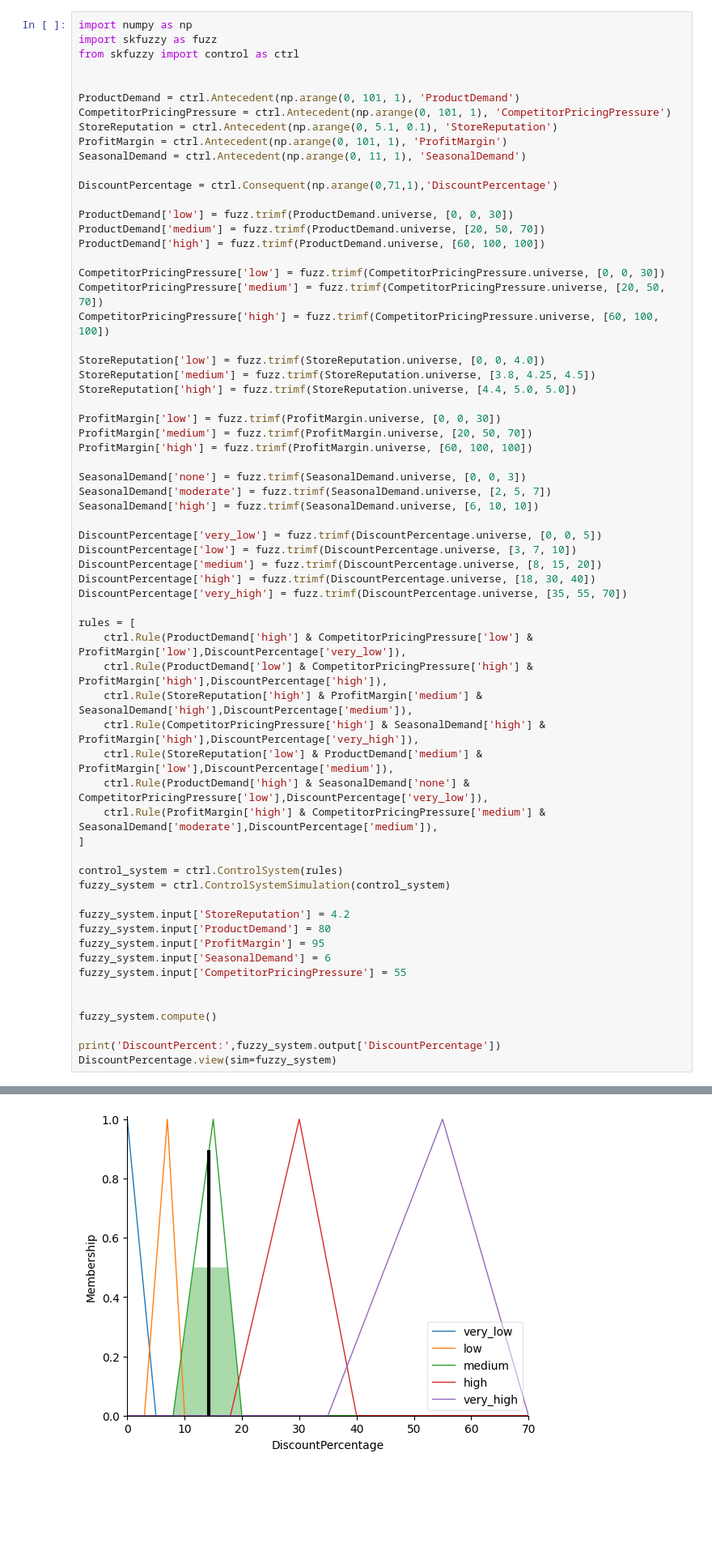
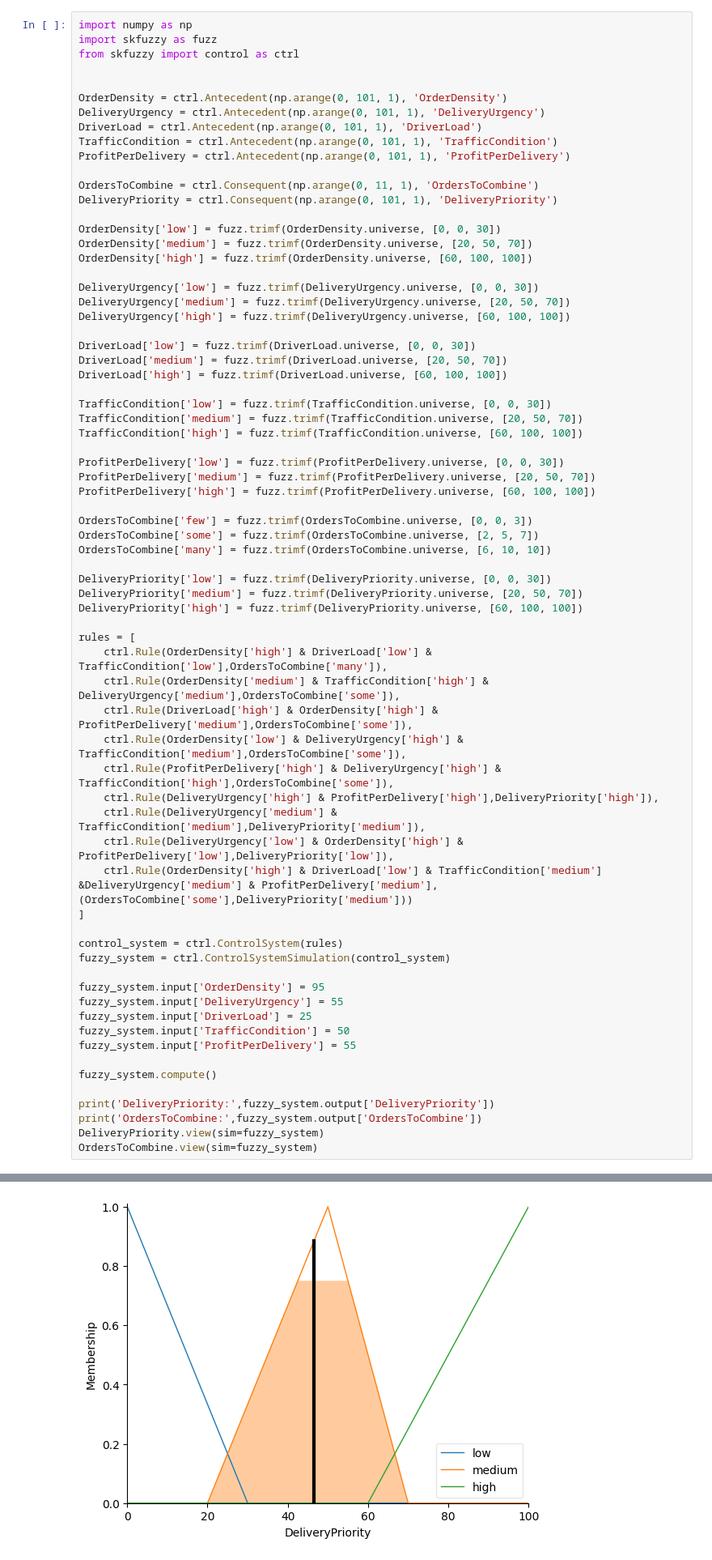
Before and after one commit to Trieu1020/baitapAI1, a Jupyter notebook: AI4.ipynb, the cells around one changed output, grey strips where cells are left out. Shown at 81% size. Saved outputs shown, nothing was run; the diff lists cells and outputs as text; blank space fills up the shorter version.

```diff
--- a/AI4.ipynb
+++ b/AI4.ipynb
@@ -14,62 +14,68 @@ import skfuzzy as fuzz
 from skfuzzy import control as ctrl
 
 
-ProductDemand = ctrl.Antecedent(np.arange(0, 101, 1), 'ProductDemand')
-CompetitorPricingPressure = ctrl.Antecedent(np.arange(0, 101, 1), 'CompetitorPricingPressure')
-StoreReputation = ctrl.Antecedent(np.arange(0, 5.1, 0.1), 'StoreReputation')
-ProfitMargin = ctrl.Antecedent(np.arange(0, 101, 1), 'ProfitMargin')
-SeasonalDemand = ctrl.Antecedent(np.arange(0, 11, 1), 'SeasonalDemand')
+OrderDensity = ctrl.Antecedent(np.arange(0, 101, 1), 'OrderDensity')
+DeliveryUrgency = ctrl.Antecedent(np.arange(0, 101, 1), 'DeliveryUrgency')
+DriverLoad = ctrl.Antecedent(np.arange(0, 101, 1), 'DriverLoad')
+TrafficCondition = ctrl.Antecedent(np.arange(0, 101, 1), 'TrafficCondition')
+ProfitPerDelivery = ctrl.Antecedent(np.arange(0, 101, 1), 'ProfitPerDelivery')
 
-DiscountPercentage = ctrl.Consequent(np.arange(0,71,1),'DiscountPercentage')
+OrdersToCombine = ctrl.Consequent(np.arange(0, 11, 1), 'OrdersToCombine')
+DeliveryPriority = ctrl.Consequent(np.arange(0, 101, 1), 'DeliveryPriority')
 
-ProductDemand['low'] = fuzz.trimf(ProductDemand.universe, [0, 0, 30])
-ProductDemand['medium'] = fuzz.trimf(ProductDemand.universe, [20, 50, 70])
-ProductDemand['high'] = fuzz.trimf(ProductDemand.universe, [60, 100, 100])
+OrderDensity['low'] = fuzz.trimf(OrderDensity.universe, [0, 0, 30])
+OrderDensity['medium'] = fuzz.trimf(OrderDensity.universe, [20, 50, 70])
+OrderDensity['high'] = fuzz.trimf(OrderDensity.universe, [60, 100, 100])
 
-CompetitorPricingPressure['low'] = fuzz.trimf(CompetitorPricingPressure.universe, [0, 0, 30])
-CompetitorPricingPressure['medium'] = fuzz.trimf(CompetitorPricingPressure.universe, [20, 50, 70])
-CompetitorPricingPressure['high'] = fuzz.trimf(CompetitorPricingPressure.universe, [60, 100, 100])
+DeliveryUrgency['low'] = fuzz.trimf(DeliveryUrgency.universe, [0, 0, 30])
+DeliveryUrgency['medium'] = fuzz.trimf(DeliveryUrgency.universe, [20, 50, 70])
+DeliveryUrgency['high'] = fuzz.trimf(DeliveryUrgency.universe, [60, 100, 100])
 
-StoreReputation['low'] = fuzz.trimf(StoreReputation.universe, [0, 0, 4.0])
-StoreReputation['medium'] = fuzz.trimf(StoreReputation.universe, [3.8, 4.25, 4.5])
-StoreReputation['high'] = fuzz.trimf(StoreReputation.universe, [4.4, 5.0, 5.0])
+DriverLoad['low'] = fuzz.trimf(DriverLoad.universe, [0, 0, 30])
+DriverLoad['medium'] = fuzz.trimf(DriverLoad.universe, [20, 50, 70])
+DriverLoad['high'] = fuzz.trimf(DriverLoad.universe, [60, 100, 100])
 
-ProfitMargin['low'] = fuzz.trimf(ProfitMargin.universe, [0, 0, 30])
-ProfitMargin['medium'] = fuzz.trimf(ProfitMargin.universe, [20, 50, 70])
-ProfitMargin['high'] = fuzz.trimf(ProfitMargin.universe, [60, 100, 100])
+TrafficCondition['low'] = fuzz.trimf(TrafficCondition.universe, [0, 0, 30])
+TrafficCondition['medium'] = fuzz.trimf(TrafficCondition.universe, [20, 50, 70])
+TrafficCondition['high'] = fuzz.trimf(TrafficCondition.universe, [60, 100, 100])
 
-SeasonalDemand['none'] = fuzz.trimf(SeasonalDemand.universe, [0, 0, 3])
-SeasonalDemand['moderate'] = fuzz.trimf(SeasonalDemand.universe, [2, 5, 7])
-SeasonalDemand['high'] = fuzz.trimf(SeasonalDemand.universe, [6, 10, 10])
+ProfitPerDelivery['low'] = fuzz.trimf(ProfitPerDelivery.universe, [0, 0, 30])
+ProfitPerDelivery['medium'] = fuzz.trimf(ProfitPerDelivery.universe, [20, 50, 70])
+ProfitPerDelivery['high'] = fuzz.trimf(ProfitPerDelivery.universe, [60, 100, 100])
 
-DiscountPercentage['very_low'] = fuzz.trimf(DiscountPercentage.universe, [0, 0, 5])
-DiscountPercentage['low'] = fuzz.trimf(DiscountPercentage.universe, [3, 7, 10])
-DiscountPercentage['medium'] = fuzz.trimf(DiscountPercentage.universe, [8, 15, 20])
-DiscountPercentage['high'] = fuzz.trimf(DiscountPercentage.universe, [18, 30, 40])
-DiscountPercentage['very_high'] = fuzz.trimf(DiscountPercentage.universe, [35, 55, 70])
+OrdersToCombine['few'] = fuzz.trimf(OrdersToCombine.universe, [0, 0, 3])
+OrdersToCombine['some'] = fuzz.trimf(OrdersToCombine.universe, [2, 5, 7])
+OrdersToCombine['many'] = fuzz.trimf(OrdersToCombine.universe, [6, 10, 10])
+
+DeliveryPriority['low'] = fuzz.trimf(DeliveryPriority.universe, [0, 0, 30])
+DeliveryPriority['medium'] = fuzz.trimf(DeliveryPriority.universe, [20, 50, 70])
+DeliveryPriority['high'] = fuzz.trimf(DeliveryPriority.universe, [60, 100, 100])
 
 rules = [
-    ctrl.Rule(ProductDemand['high'] & CompetitorPricingPressure['low'] & ProfitMargin['low'],DiscountPercentage['very_low']),
-    ctrl.Rule(ProductDemand['low'] & CompetitorPricingPressure['high'] & ProfitMargin['high'],DiscountPercentage['high']),
-    ctrl.Rule(StoreReputation['high'] & ProfitMargin['medium'] & SeasonalDemand['high'],DiscountPercentage['medium']),
-    ctrl.Rule(CompetitorPricingPressure['high'] & SeasonalDemand['high'] & ProfitMargin['high'],DiscountPercentage['very_high']),
-    ctrl.Rule(StoreReputation['low'] & ProductDemand['medium'] & ProfitMargin['low'],DiscountPercentage['medium']),
-    ctrl.Rule(ProductDemand['high'] & SeasonalDemand['none'] & CompetitorPricingPressure['low'],DiscountPercentage['very_low']),
-    ctrl.Rule(ProfitMargin['high'] & CompetitorPricingPressure['medium'] & SeasonalDemand['moderate'],DiscountPercentage['medium']),
+    ctrl.Rule(OrderDensity['high'] & DriverLoad['low'] & TrafficCondition['low'],OrdersToCombine['many']),
+    ctrl.Rule(OrderDensity['medium'] & TrafficCondition['high'] & DeliveryUrgency['medium'],OrdersToCombine['some']),
+    ctrl.Rule(DriverLoad['high'] & OrderDensity['high'] & ProfitPerDelivery['medium'],OrdersToCombine['some']),
+    ctrl.Rule(OrderDensity['low'] & DeliveryUrgency['high'] & TrafficCondition['medium'],OrdersToCombine['some']),
+    ctrl.Rule(ProfitPerDelivery['high'] & DeliveryUrgency['high'] & TrafficCondition['high'],OrdersToCombine['some']),
+    ctrl.Rule(DeliveryUrgency['high'] & ProfitPerDelivery['high'],DeliveryPriority['high']),
+    ctrl.Rule(DeliveryUrgency['medium'] & TrafficCondition['medium'],DeliveryPriority['medium']),
+    ctrl.Rule(DeliveryUrgency['low'] & OrderDensity['high'] & ProfitPerDelivery['low'],DeliveryPriority['low']),
+    ctrl.Rule(OrderDensity['high'] & DriverLoad['low'] & TrafficCondition['medium'] &DeliveryUrgency['medium'] & ProfitPerDelivery['medium'],(OrdersToCombine['some'],DeliveryPriority['medium']))
 ]
 
 control_system = ctrl.ControlSystem(rules)
 fuzzy_system = ctrl.ControlSystemSimulation(control_system)
 
-fuzzy_system.input['StoreReputation'] = 4.2
-fuzzy_system.input['ProductDemand'] = 80
-fuzzy_system.input['ProfitMargin'] = 95
-fuzzy_system.input['SeasonalDemand'] = 6
-fuzzy_system.input['CompetitorPricingPressure'] = 55
-
+fuzzy_system.input['OrderDensity'] = 95
+fuzzy_system.input['DeliveryUrgency'] = 55
+fuzzy_system.input['DriverLoad'] = 25
+fuzzy_system.input['TrafficCondition'] = 50
+fuzzy_system.input['ProfitPerDelivery'] = 55
 
 fuzzy_system.compute()
 
-print('DiscountPercent:',fuzzy_system.output['DiscountPercentage'])
-DiscountPercentage.view(sim=fuzzy_system)
+print('DeliveryPriority:',fuzzy_system.output['DeliveryPriority'])
+print('OrdersToCombine:',fuzzy_system.output['OrdersToCombine'])
+DeliveryPriority.view(sim=fuzzy_system)
+OrdersToCombine.view(sim=fuzzy_system)
 # %% [output]
@@ -77 +84 @@ DiscountPercent: 14.222222222222223
-[figure, old version]
+[figure, new version]
```
Also changed, not shown: parts of 1 cell of this notebook.
